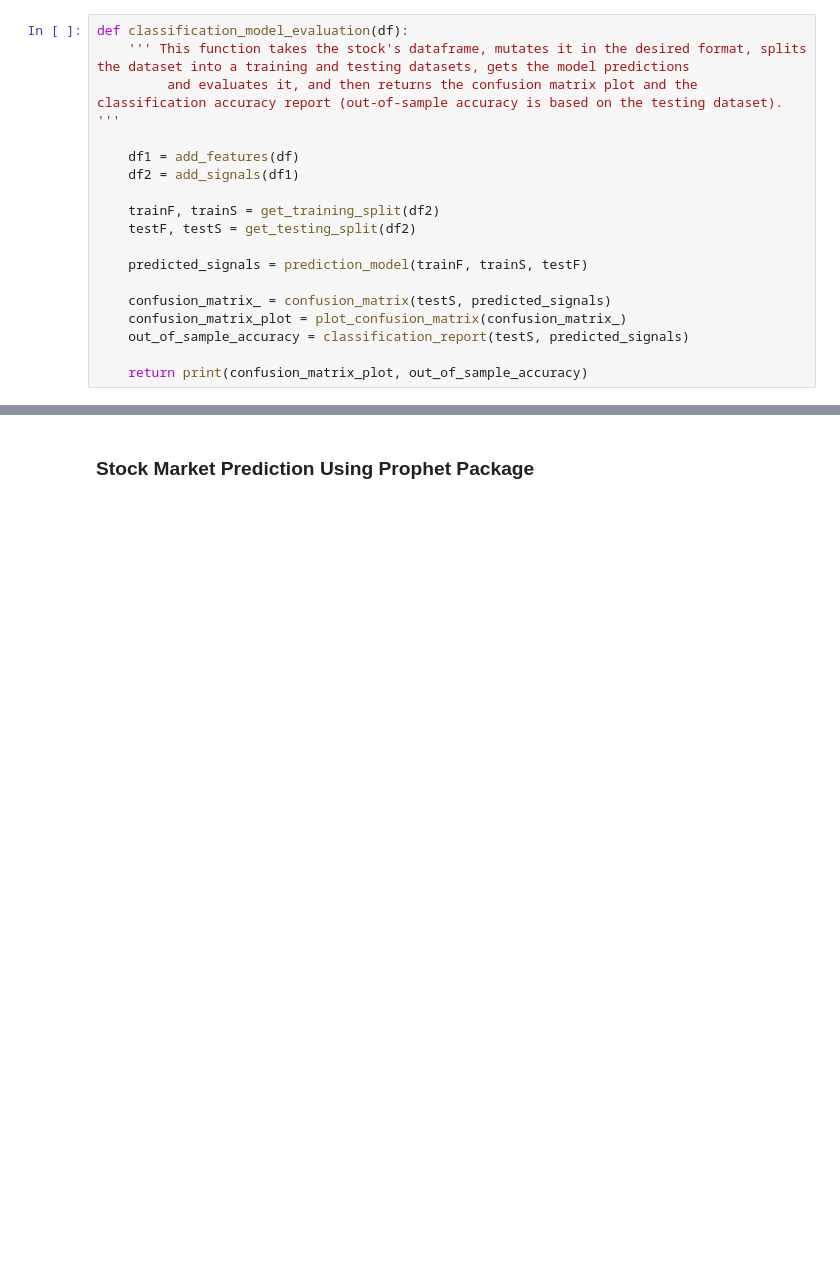
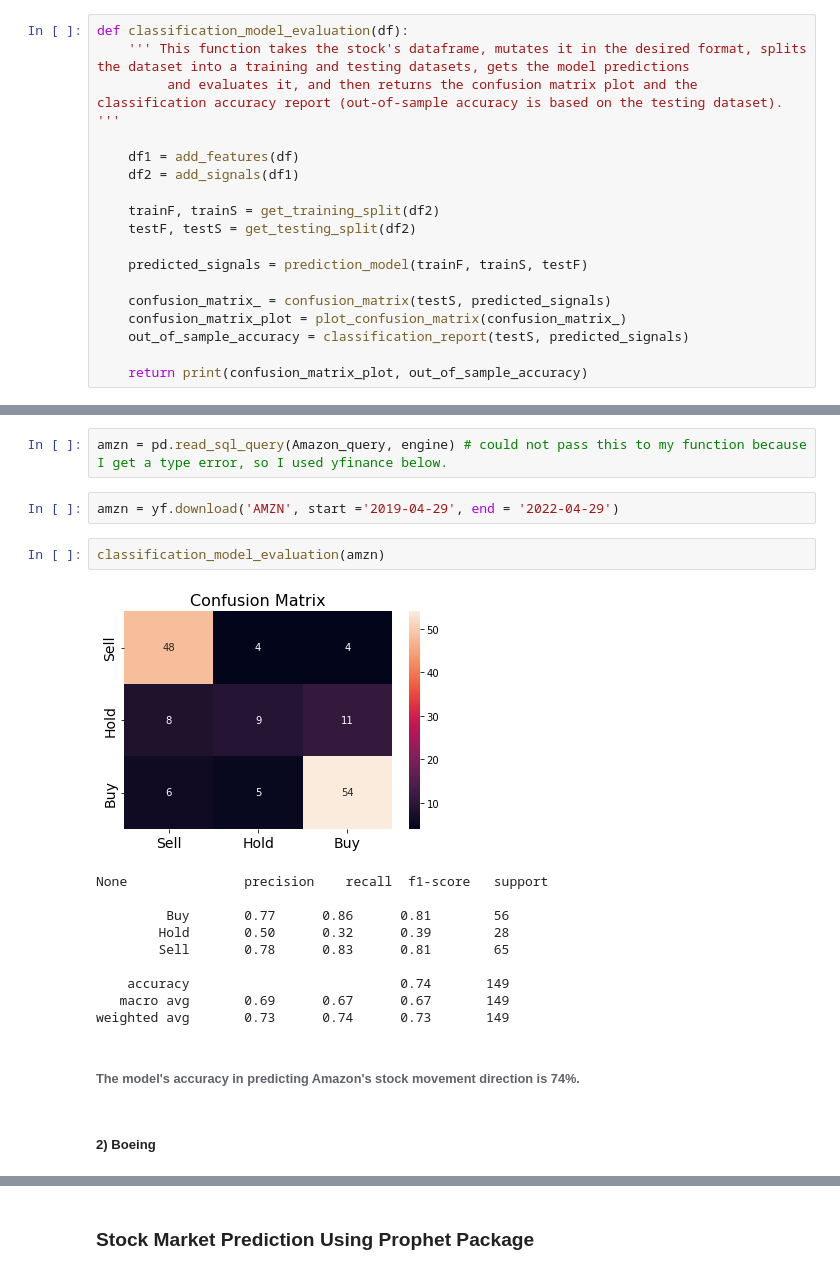
Before and after one commit to Abdulah94/Stock-Market-predictions-Using-Machine-learning, a Jupyter notebook: code/Code.ipynb, the cells around one changed output, grey strips where cells are left out. Drawn from its saved outputs; the diff is of its cells as text; blank space fills up the shorter version.

Commit message:
Adding functions outputs.

```diff
--- a/code/Code.ipynb
+++ b/code/Code.ipynb
@@ -149,0 +175,21 @@ def classification_model_evaluation(df):
+# %%
+amzn = pd.read_sql_query(Amazon_query, engine) # could not pass this to my function because I get a type error, so I used yfinance below.
+# %%
+amzn = yf.download('AMZN', start ='2019-04-29', end = '2022-04-29')
+# %%
+classification_model_evaluation(amzn)
+# %% [output]
+[figure, added]
+None               precision    recall  f1-score   support
+
+         Buy       0.77      0.86      0.81        56
+        Hold       0.50      0.32      0.39        28
+        Sell       0.78      0.83      0.81        65
+
+    accuracy                           0.74       149
+   macro avg       0.69      0.67      0.67       149
+weighted avg       0.73      0.74      0.73       149
+# %% [markdown]
+###### The model's accuracy in predicting Amazon's stock movement direction is 74%.
+# %% [markdown]
+##### 2) Boeing
```
Also changed, not shown: parts of 15 cells of this notebook.
